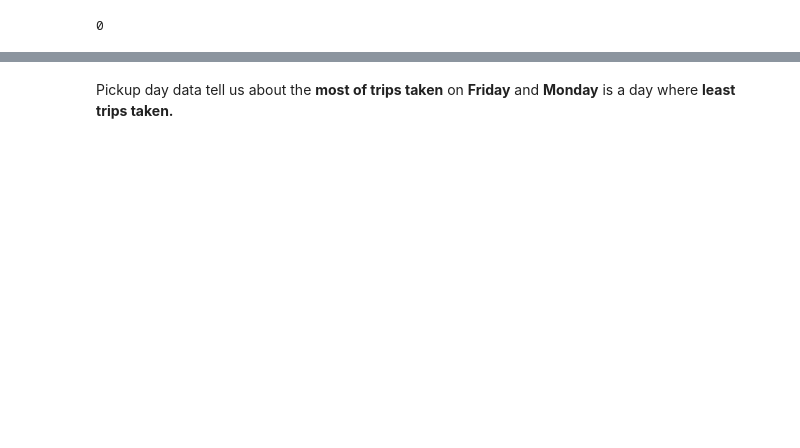
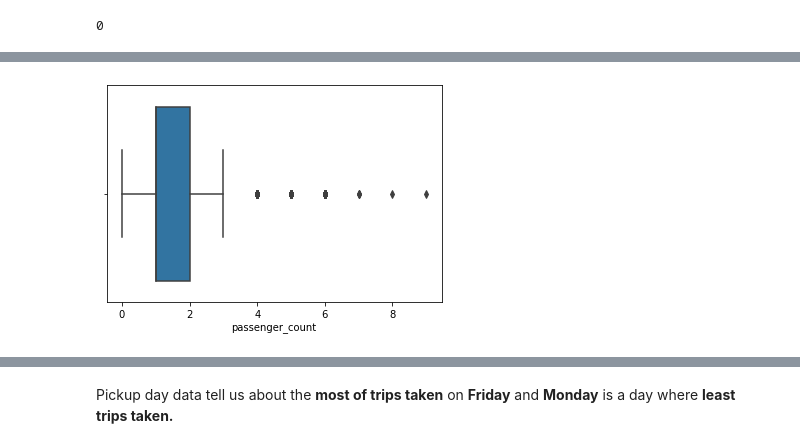
Before and after one commit to San13deep/NYC_Taxi_Trip_Prediction, a Jupyter notebook: NYC_Taxi_Trip_Time_Prediction_Capstone_Project.ipynb, the cells around one changed output, grey strips where cells are left out. Saved outputs shown, nothing was run; the diff lists cells and outputs as text; code cells hidden in the pictures; blank space fills up the shorter version.

```diff
--- a/NYC_Taxi_Trip_Time_Prediction_Capstone_Project.ipynb
+++ b/NYC_Taxi_Trip_Time_Prediction_Capstone_Project.ipynb
@@ -159,0 +169,5 @@ nyc_df.head()
+# %%
+sns.boxplot(x = nyc_df['passenger_count'])
+plt.show()
+# %% [output]
+[figure, added]
```
Also changed, not shown: parts of 60 cells of this notebook.
